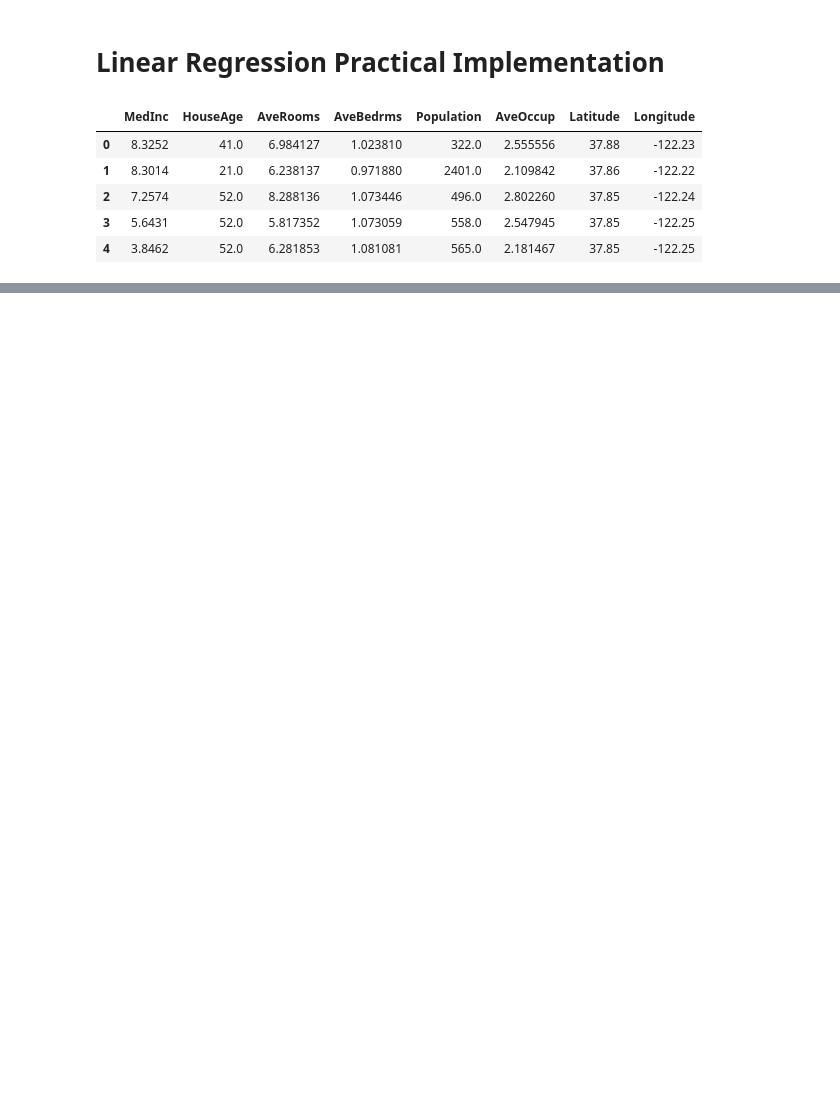
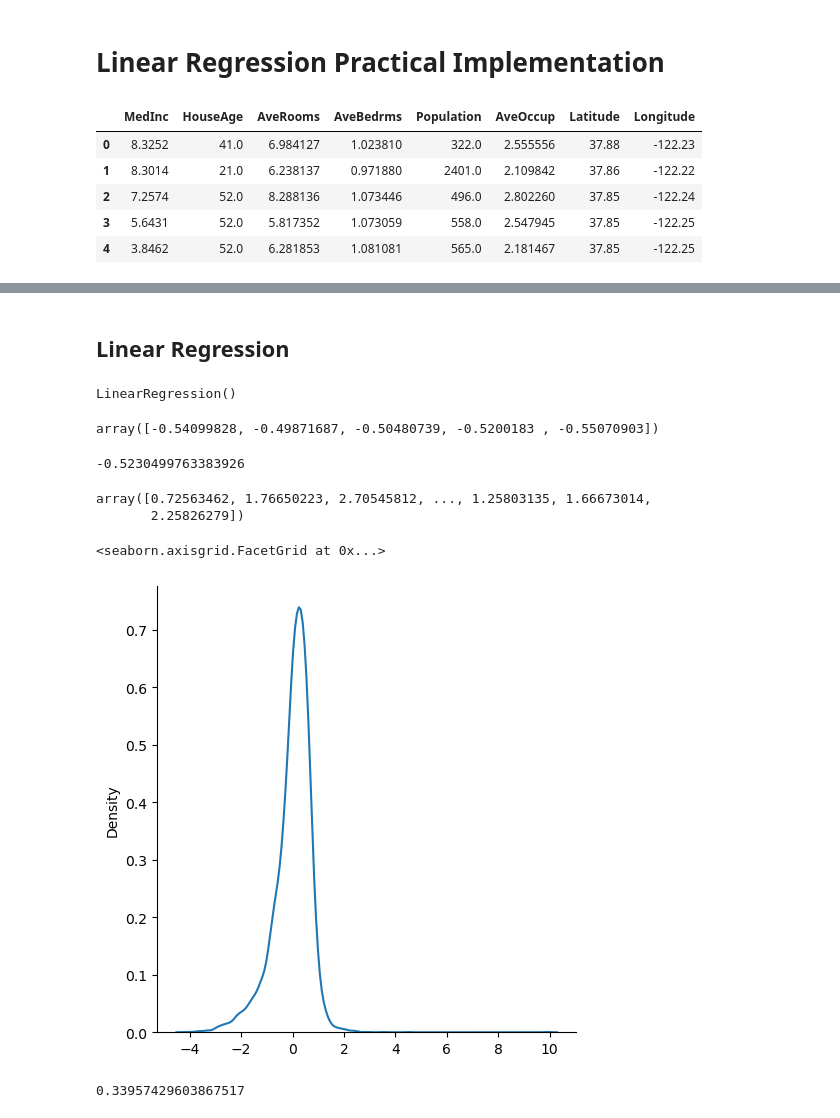
Before and after one commit to alokg-812/MachineLearning, a Jupyter notebook: MLKN/practiceCodes/LinearRegression1.ipynb, the cells around one changed output, grey strips where cells are left out. Saved outputs shown, nothing was run; the diff lists cells and outputs as text; code cells hidden in the pictures; blank space fills up the shorter version.

```diff
--- a/MLKN/practiceCodes/LinearRegression1.ipynb
+++ b/MLKN/practiceCodes/LinearRegression1.ipynb
@@ -27,0 +30,3 @@ dataset.head()
+# %%
+X = dataset
+y = df.target
@@ -27,0 +40,2 @@ dataset.head()
+# %%
+X_train, X_test, y_train, y_test = train_test_split(X,y,test_size=0.33, random_state=42)
@@ -27,0 +58,2 @@ dataset.head()
+# %% [markdown]
+## Linear Regression
@@ -27,0 +64,5 @@ dataset.head()
+# %%
+regression=LinearRegression()
+regression.fit(X_train,y_train)
+# %% [output]
+LinearRegression()
@@ -27,0 +71,21 @@ dataset.head()
+# %%
+mse
+# %% [output]
+array([-0.54099828, -0.49871687, -0.50480739, -0.5200183 , -0.55070903])
+# %%
+np.mean(mse)
+# %% [output]
+-0.5230499763383926
+# %%
+reg_pred = regression.predict(X_test)
+# %%
+reg_pred
+# %% [output]
+array([0.72563462, 1.76650223, 2.70545812, ..., 1.25803135, 1.66673014,
+       2.25826279])
+# %%
+import seaborn as sns
+sns.displot(reg_pred-y_test, kind='kde')
+# %% [output]
+<seaborn.axisgrid.FacetGrid at 0x...>
+[figure, added]
@@ -27,0 +96,4 @@ dataset.head()
+# %%
+score
+# %% [output]
+0.33957429603867517
```
Also changed, not shown: parts of 9 cells of this notebook.
